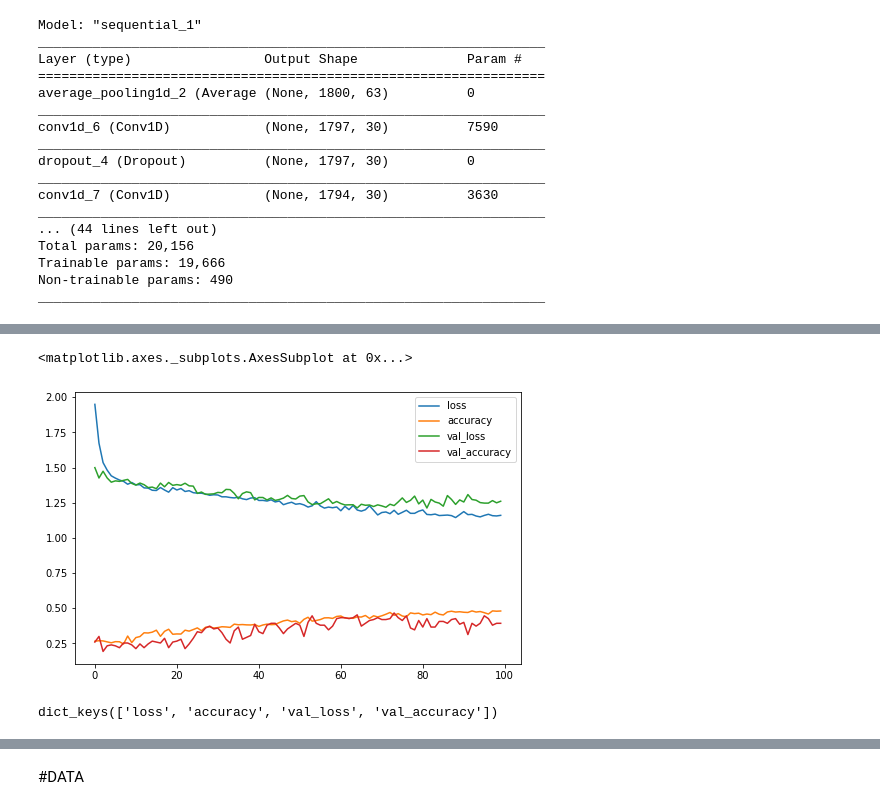
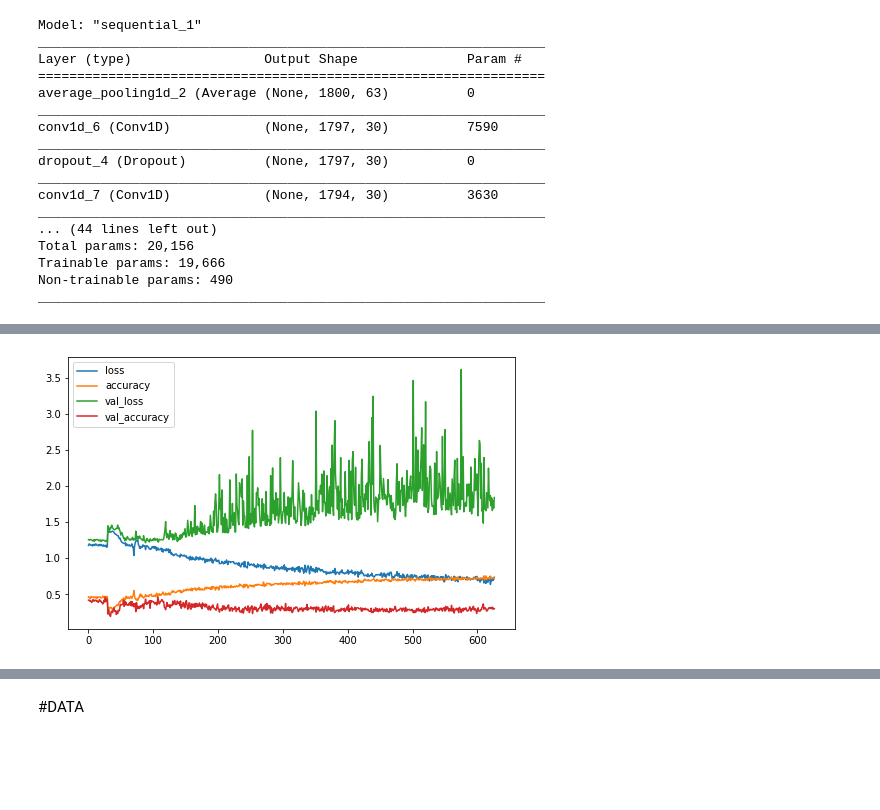
Before and after one commit to alifele/Brain_Computer_Interface, a Jupyter notebook: HAR_based_Classification.ipynb, the cells around one changed output, grey strips where cells are left out. Cells and saved outputs as stored; diff of their text form; code cells hidden in the pictures; blank space fills up the shorter version.

```diff
--- a/HAR_based_Classification.ipynb
+++ b/HAR_based_Classification.ipynb
@@ -13,6 +13,14 @@ import plotters
 import random
 # %%
 from sklearn.model_selection import train_test_split
+# %%
+def History_plotter(his):
+  his_list = ['loss', 'accuracy', 'val_loss', 'val_accuracy']
+  for i, name in enumerate(his_list):
+    History[i]+=(his.history[name])
+  plt.figure(figsize=(8, 5))
+  plt.plot(np.array(History).T, '-')
+  plt.legend(his_list)
 # %%
 under_sample =1
 t = np.linspace(0,3,int(7200/under_sample))
@@ -109,5 +118,5 @@ model.compile(optimizer='adam',
               metrics= ['accuracy'],
               loss= 'sparse_categorical_crossentropy')
 # %%
-his = model.fit(x_train, y_train-1, epochs=10, batch_size=4, validation_data=(x_test, y_test-1))
+his = model.fit(x_train, y_train-1, epochs=500, batch_size=5, validation_data=(x_test, y_test-1))
 # %% [output]
@@ -134,9 +139,0 @@ Epoch 10/10
-# %%
-DataFrame(his.history).plot(figsize=(8, 5))
-# %% [output]
-<matplotlib.axes._subplots.AxesSubplot at 0x...>
-[figure, removed]
-# %%
-his.history.keys()
-# %% [output]
-dict_keys(['loss', 'accuracy', 'val_loss', 'val_accuracy'])
@@ -146,0 +140,4 @@ for i, name in enumerate(his_list):
+# %%
+History_plotter(his)
+# %% [output]
+[figure, added]
```
Also changed, not shown: parts of 6 cells of this notebook.
